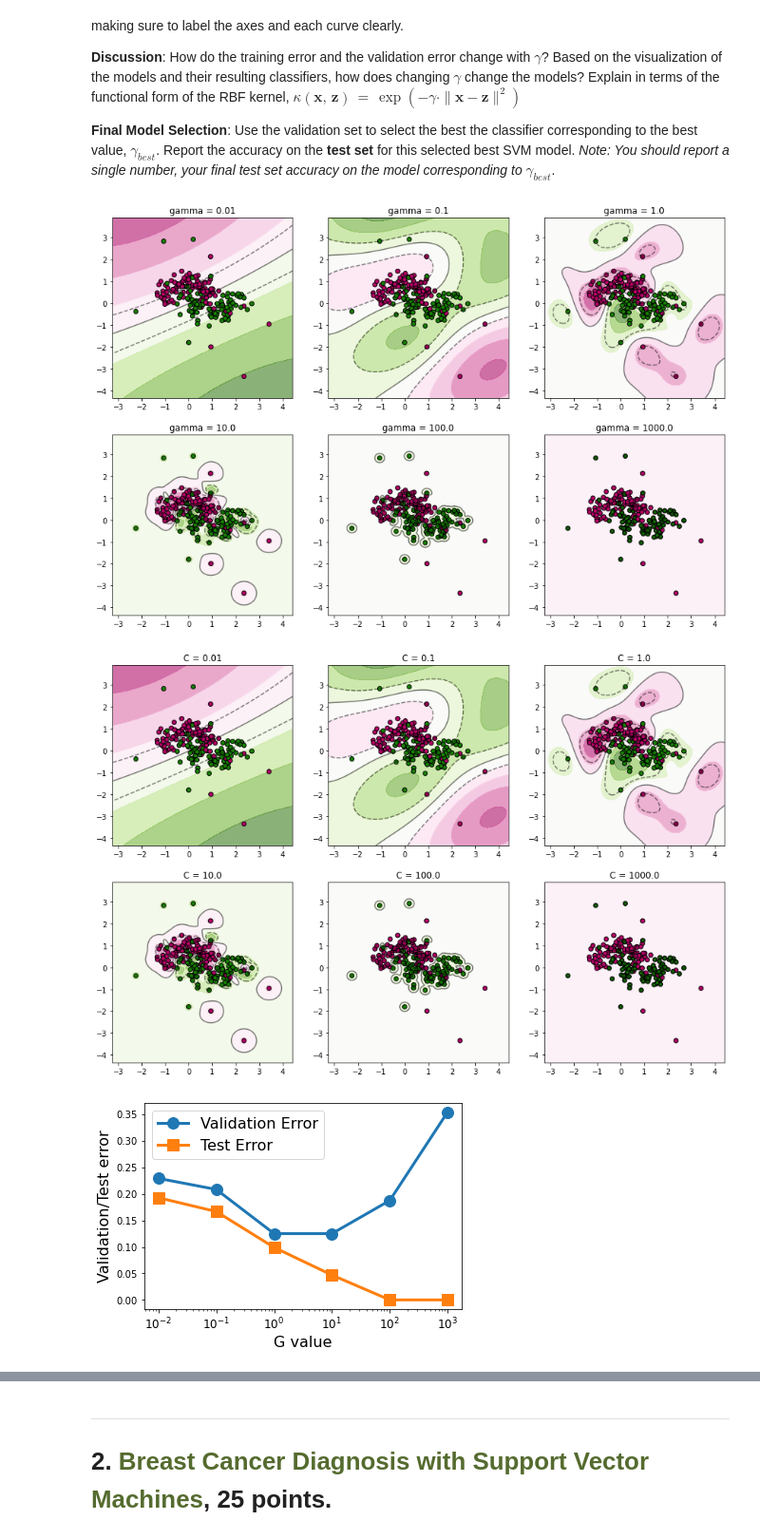
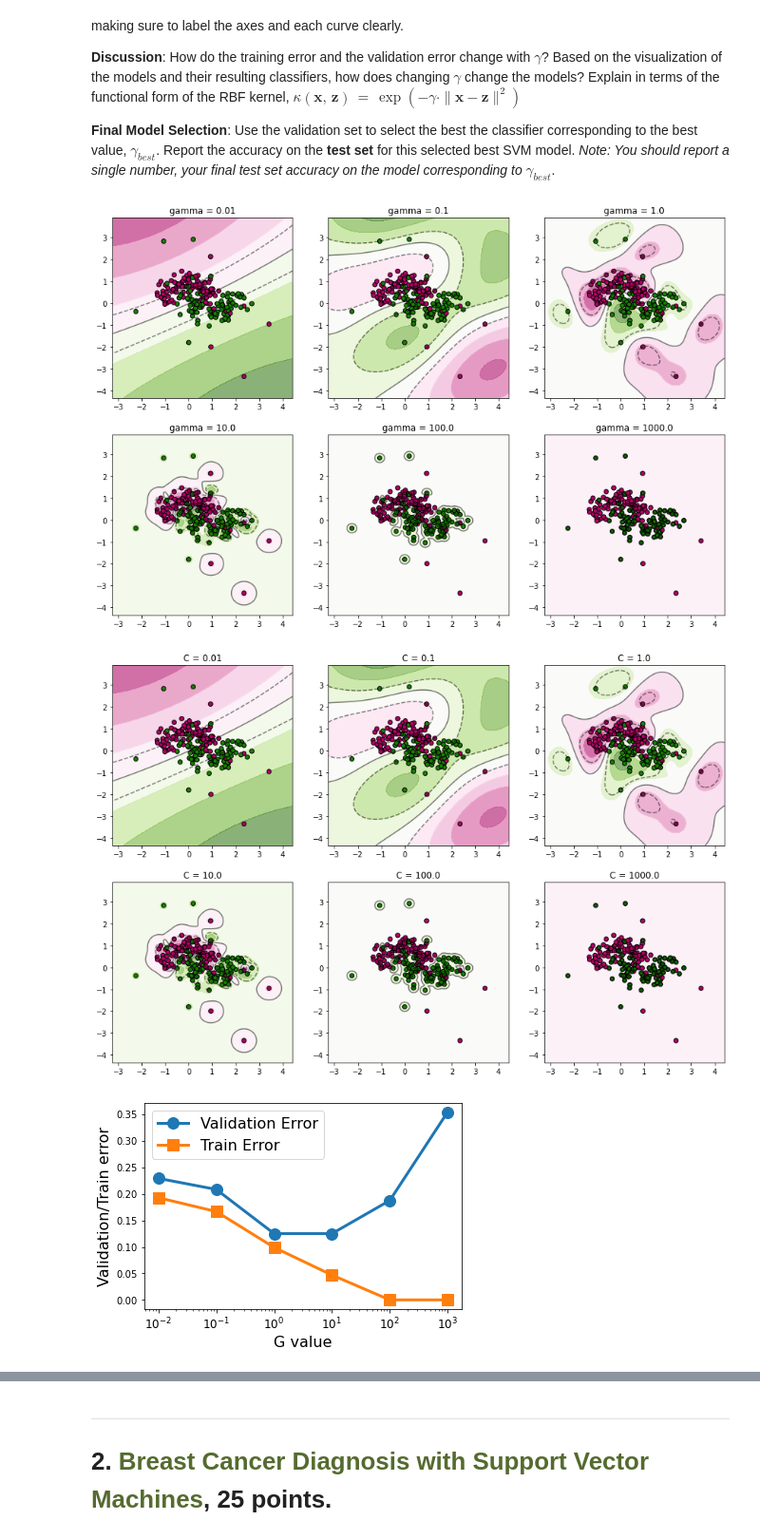
Before and after one commit to thetathya/ML-Assignment, a Jupyter notebook: Assignment4/Assignment 4.ipynb, the cells around one changed output, grey strips where cells are left out. Shown at 95% size. Cells and saved outputs as stored; diff of their text form; code cells hidden in the pictures.

```diff
--- a/Assignment4/Assignment 4.ipynb
+++ b/Assignment4/Assignment 4.ipynb
@@ -192,36 +196,36 @@ for G in gamma_values:
     clf = SVC(C=10, kernel='rbf', gamma=G)
     clf.fit(X_trn, y_trn)
     models[G] = clf
     trnErr[G] = 1-clf.score(X_trn, y_trn)
     valErr[G] = 1-clf.score(X_val, y_val)
     tstErr[G] = 1-clf.score(X_tst, y_tst)
 
   #
   #
   # Insert your code here to learn SVM models
   #
   #
 
 visualize(models, 'gamma', X_trn, y_trn)
 
 #
 #
 # Insert your code here to perform model selection
 #
 #
 visualize(models, 'C', X_trn, y_trn)
 plt.figure()
 plt.plot(valErr.keys(), valErr.values(), marker='o', linewidth=3, markersize=12)
 plt.plot(trnErr.keys(), trnErr.values(), marker='s', linewidth=3, markersize =12)
 plt.xlabel('G value', fontsize=16)
-plt.ylabel('Validation/Test error', fontsize=16)
+plt.ylabel('Validation/Train error', fontsize=16)
 plt.xticks(list(valErr.keys()), fontsize=12)
-plt.legend(['Validation Error', 'Test Error'], fontsize=16)
+plt.legend(['Validation Error', 'Train Error'], fontsize=16)
 plt.xscale('log')
 # %% [output]
 [figure]
 [figure]
-[figure, old version]
+[figure, new version]
 # %%
 minErr = 1
 bestG = []
```
Also changed, not shown: parts of 12 cells of this notebook, 2 other files.
